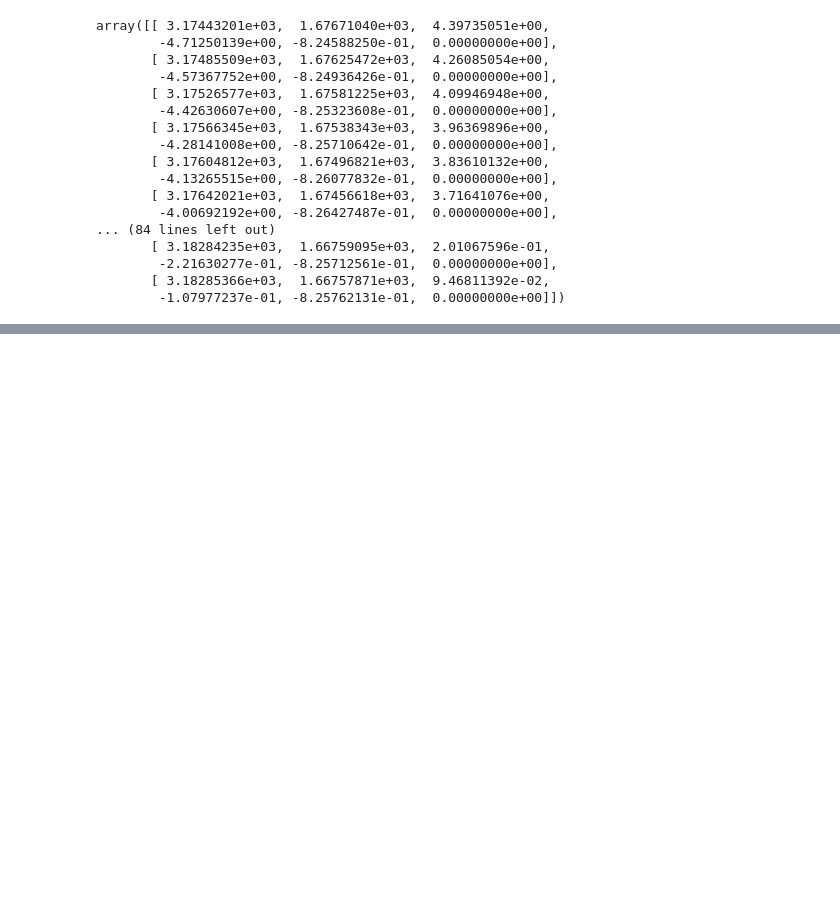
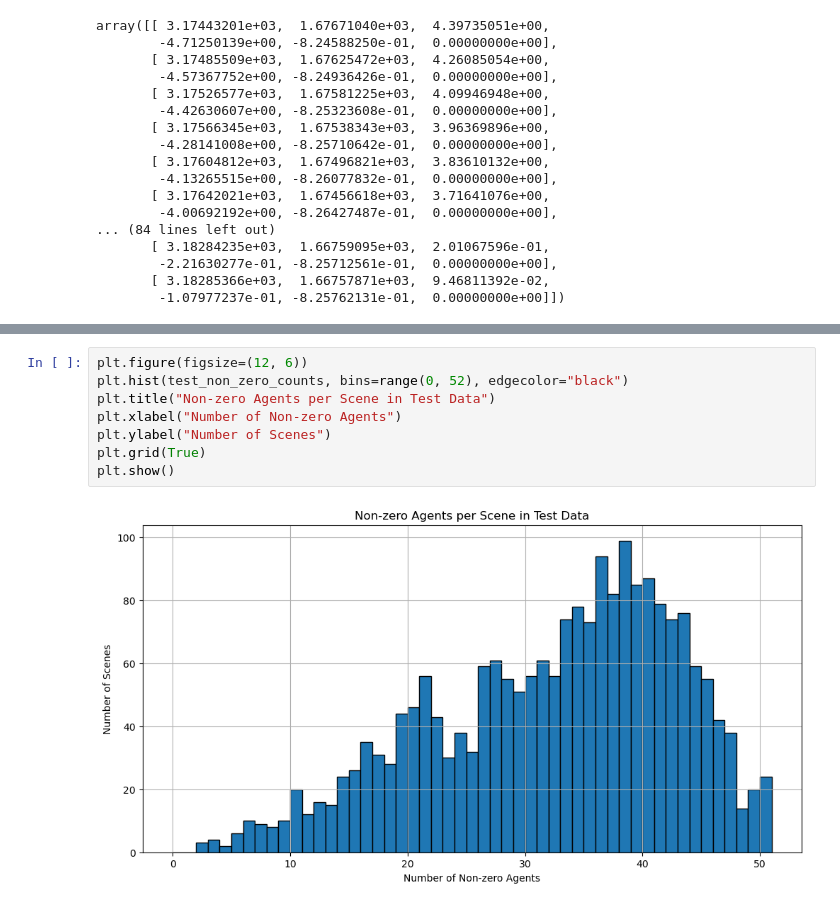
Before and after one commit to Lizhecheng02/1st-Solution-UCSD-CSE251B-Kaggle-Trajectory-Prediction, a Jupyter notebook: eda.ipynb, the cells around one changed output, grey strips where cells are left out. Cells and saved outputs as stored; diff of their text form; blank space fills up the shorter version.

```diff
--- a/eda.ipynb
+++ b/eda.ipynb
@@ -53,0 +77,10 @@ array([[ 3.17443201e+03,  1.67671040e+03,  4.39735051e+00,
+# %%
+plt.figure(figsize=(12, 6))
+plt.hist(test_non_zero_counts, bins=range(0, 52), edgecolor="black")
+plt.title("Non-zero Agents per Scene in Test Data")
+plt.xlabel("Number of Non-zero Agents")
+plt.ylabel("Number of Scenes")
+plt.grid(True)
+plt.show()
+# %% [output]
+[figure, added]
```
Also changed, not shown: parts of 3 cells of this notebook, 5 other files.
